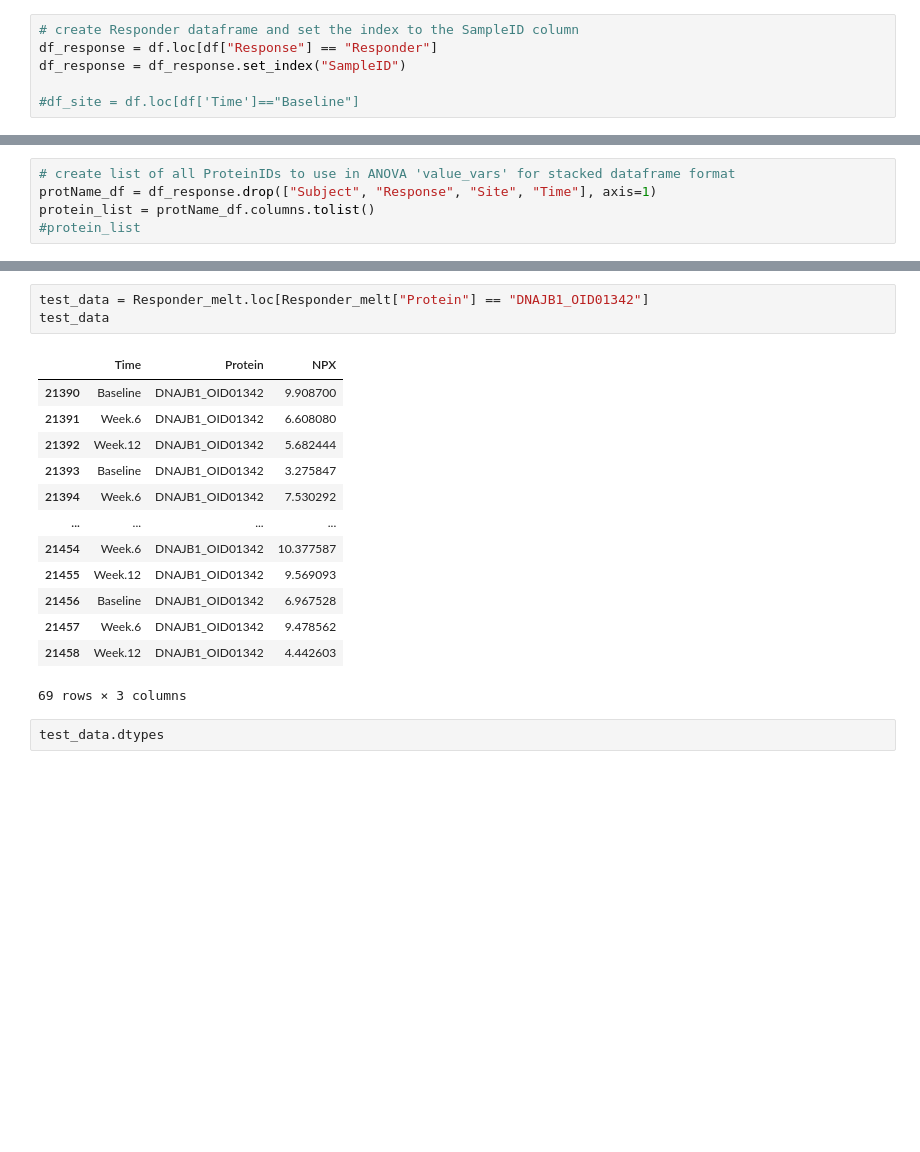
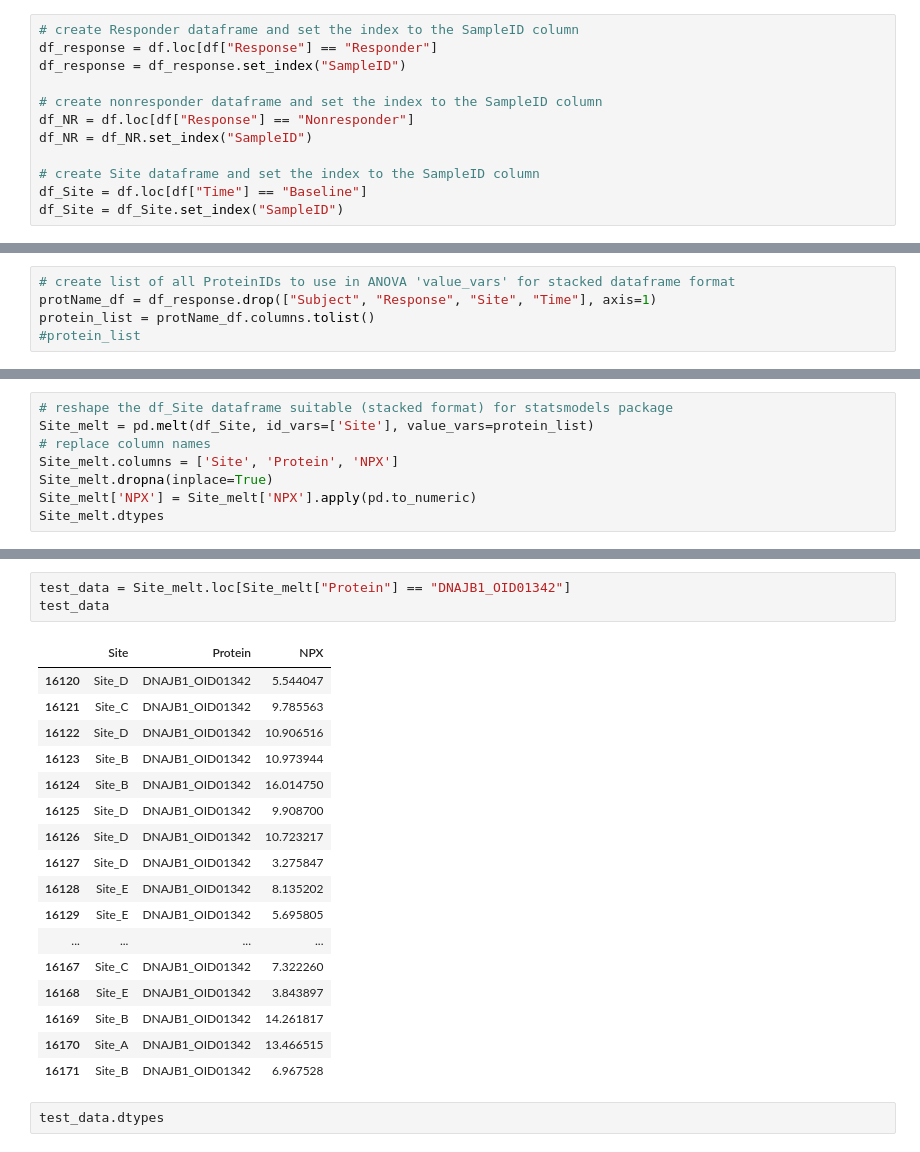
Before and after one commit to chrisbock76/Final_Project, a Jupyter notebook: NewANOVAxProtein.ipynb, the cells around one changed output, grey strips where cells are left out. Saved outputs shown, nothing was run; the diff lists cells and outputs as text; blank space fills up the shorter version.

```diff
--- a/NewANOVAxProtein.ipynb
+++ b/NewANOVAxProtein.ipynb
@@ -28,7 +28,13 @@ df
 df_response = df.loc[df["Response"] == "Responder"]
 df_response = df_response.set_index("SampleID")
 
-#df_site = df.loc[df['Time']=="Baseline"]
+# create nonresponder dataframe and set the index to the SampleID column
+df_NR = df.loc[df["Response"] == "Nonresponder"]
+df_NR = df_NR.set_index("SampleID")
+
+# create Site dataframe and set the index to the SampleID column
+df_Site = df.loc[df["Time"] == "Baseline"]
+df_Site = df_Site.set_index("SampleID")
 # %%
 df_response
 # %% [output]
@@ -83,0 +86,8 @@ Responder_melt
+# %%
+# reshape the df_Site dataframe suitable (stacked format) for statsmodels package
+Site_melt = pd.melt(df_Site, id_vars=['Site'], value_vars=protein_list)
+# replace column names
+Site_melt.columns = ['Site', 'Protein', 'NPX']
+Site_melt.dropna(inplace=True)
+Site_melt['NPX'] = Site_melt['NPX'].apply(pd.to_numeric)
+Site_melt.dtypes
@@ -84,20 +115,24 @@ Responder_melt
 # %%
-test_data = Responder_melt.loc[Responder_melt["Protein"] == "DNAJB1_OID01342"]
+test_data = Site_melt.loc[Site_melt["Protein"] == "DNAJB1_OID01342"]
 test_data
 # %% [output]
-|  | Time | Protein | NPX |
-| 21390 | Baseline | DNAJB1_OID01342 | 9.908700 |
-| 21391 | Week.6 | DNAJB1_OID01342 | 6.608080 |
-| 21392 | Week.12 | DNAJB1_OID01342 | 5.682444 |
-| 21393 | Baseline | DNAJB1_OID01342 | 3.275847 |
-| 21394 | Week.6 | DNAJB1_OID01342 | 7.530292 |
+|  | Site | Protein | NPX |
+| 16120 | Site_D | DNAJB1_OID01342 | 5.544047 |
+| 16121 | Site_C | DNAJB1_OID01342 | 9.785563 |
+| 16122 | Site_D | DNAJB1_OID01342 | 10.906516 |
+| 16123 | Site_B | DNAJB1_OID01342 | 10.973944 |
+| 16124 | Site_B | DNAJB1_OID01342 | 16.014750 |
+| 16125 | Site_D | DNAJB1_OID01342 | 9.908700 |
+| 16126 | Site_D | DNAJB1_OID01342 | 10.723217 |
+| 16127 | Site_D | DNAJB1_OID01342 | 3.275847 |
+| 16128 | Site_E | DNAJB1_OID01342 | 8.135202 |
+| 16129 | Site_E | DNAJB1_OID01342 | 5.695805 |
 | ... | ... | ... | ... |
-| 21454 | Week.6 | DNAJB1_OID01342 | 10.377587 |
-| 21455 | Week.12 | DNAJB1_OID01342 | 9.569093 |
-| 21456 | Baseline | DNAJB1_OID01342 | 6.967528 |
-| 21457 | Week.6 | DNAJB1_OID01342 | 9.478562 |
-| 21458 | Week.12 | DNAJB1_OID01342 | 4.442603 |
+| 16167 | Site_C | DNAJB1_OID01342 | 7.322260 |
+| 16168 | Site_E | DNAJB1_OID01342 | 3.843897 |
+| 16169 | Site_B | DNAJB1_OID01342 | 14.261817 |
+| 16170 | Site_A | DNAJB1_OID01342 | 13.466515 |
+| 16171 | Site_B | DNAJB1_OID01342 | 6.967528 |
-69 rows × 3 columns
 # %%
 test_data.dtypes
 # %% [output]
```
Also changed, not shown: parts of 8 cells of this notebook.
